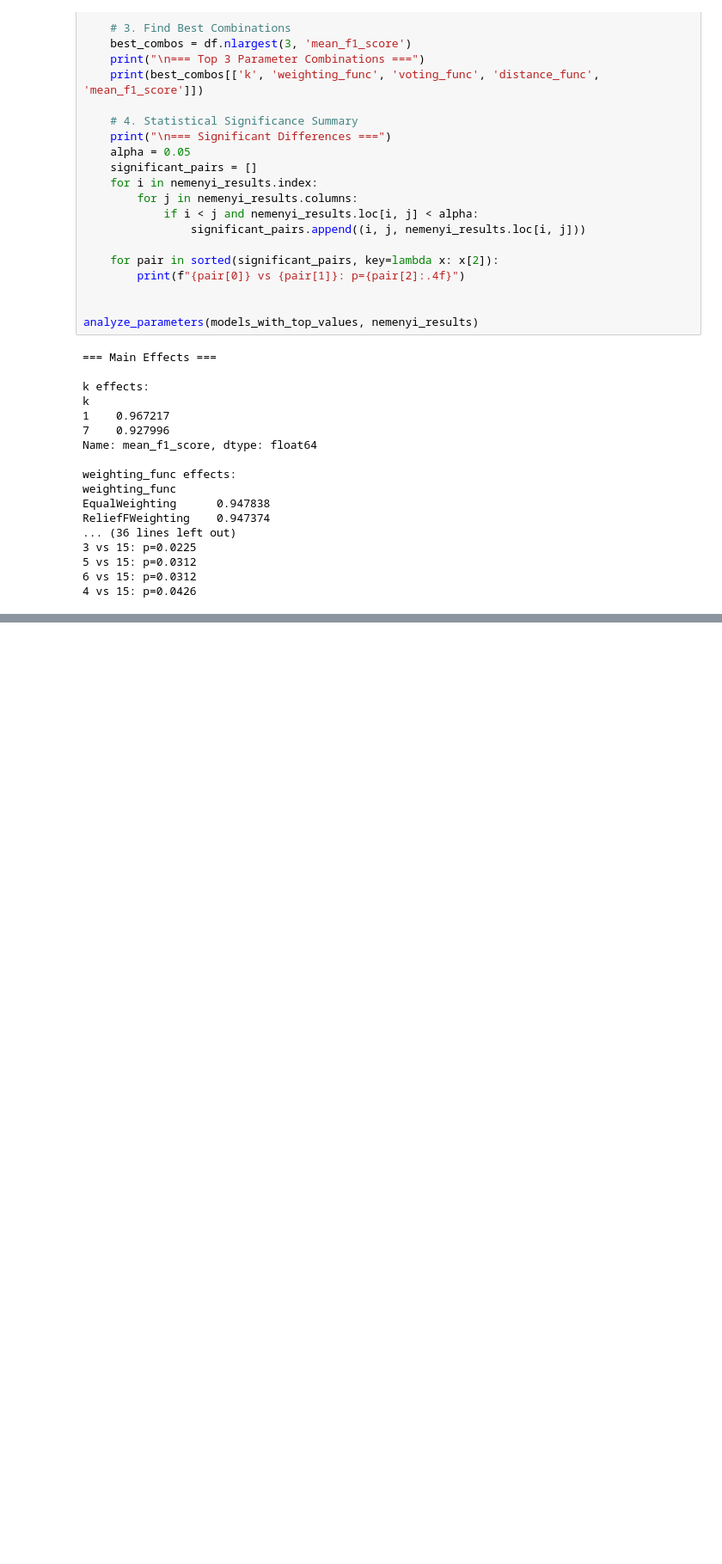
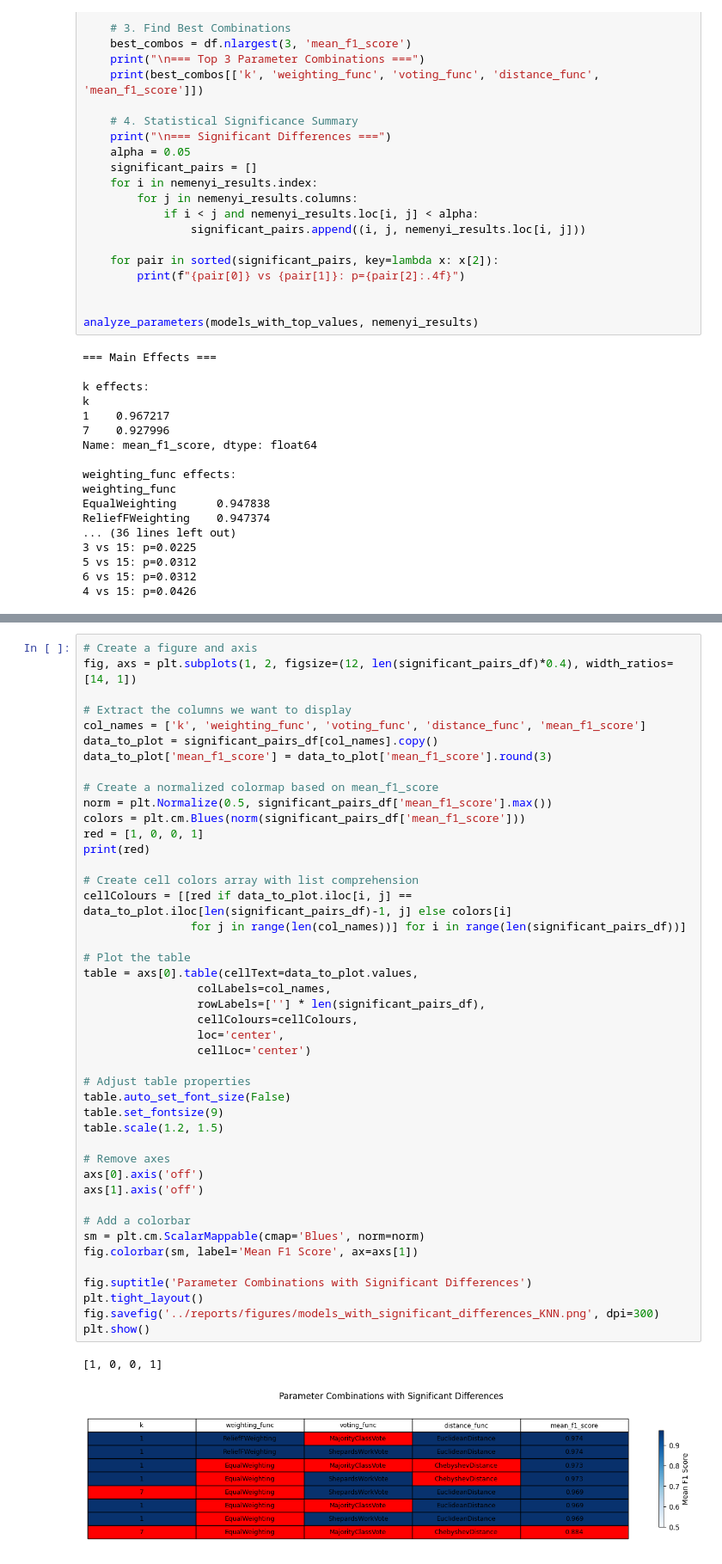
Before and after one commit to ZachParent/mai-intro-to-machine-learning, a Jupyter notebook: work2/notebooks/1.3-ZachParent-try-statistical-analysis.ipynb, the cells around one changed output, grey strips where cells are left out. Shown at 86% size. Saved outputs shown, nothing was run; the diff lists cells and outputs as text; blank space fills up the shorter version.

Commit message:
add models_with_significant_differences_KNN.png

```diff
--- a/work2/notebooks/1.3-ZachParent-try-statistical-analysis.ipynb
+++ b/work2/notebooks/1.3-ZachParent-try-statistical-analysis.ipynb
@@ -361,3 +361,50 @@ significant_pairs_df
 | 5 | 1 | EuclideanDistance | MajorityClassVote | EqualWeighting | 0.769231 | 1.000000 | 1.000000 | 1.00 | 0.923077 | ... |
 | 6 | 1 | EuclideanDistance | ShepardsWorkVote | EqualWeighting | 0.769231 | 1.000000 | 1.000000 | 1.00 | 0.923077 | ... |
 | 15 | 7 | ChebyshevDistance | MajorityClassVote | EqualWeighting | 0.866667 | 0.903226 | 0.896552 | 0.88 | 0.896552 | ... |
+# %%
+# Create a figure and axis
+fig, axs = plt.subplots(1, 2, figsize=(12, len(significant_pairs_df)*0.4), width_ratios=[14, 1])
+
+# Extract the columns we want to display
+col_names = ['k', 'weighting_func', 'voting_func', 'distance_func', 'mean_f1_score']
+data_to_plot = significant_pairs_df[col_names].copy()
+data_to_plot['mean_f1_score'] = data_to_plot['mean_f1_score'].round(3)
+
+# Create a normalized colormap based on mean_f1_score
+norm = plt.Normalize(0.5, significant_pairs_df['mean_f1_score'].max())
+colors = plt.cm.Blues(norm(significant_pairs_df['mean_f1_score']))
+red = [1, 0, 0, 1]
+print(red)
+
+# Create cell colors array with list comprehension
+cellColours = [[red if data_to_plot.iloc[i, j] == data_to_plot.iloc[len(significant_pairs_df)-1, j] else colors[i]
+                for j in range(len(col_names))] for i in range(len(significant_pairs_df))]
+
+# Plot the table
+table = axs[0].table(cellText=data_to_plot.values,
+                 colLabels=col_names,
+                 rowLabels=[''] * len(significant_pairs_df),
+                 cellColours=cellColours,
+                 loc='center',
+                 cellLoc='center')
+
+# Adjust table properties
+table.auto_set_font_size(False)
+table.set_fontsize(9)
+table.scale(1.2, 1.5)
+
+# Remove axes
+axs[0].axis('off')
+axs[1].axis('off')
+
+# Add a colorbar
+sm = plt.cm.ScalarMappable(cmap='Blues', norm=norm)
+fig.colorbar(sm, label='Mean F1 Score', ax=axs[1])
+
+fig.suptitle('Parameter Combinations with Significant Differences')
+plt.tight_layout()
+fig.savefig('../reports/figures/models_with_significant_differences_KNN.png', dpi=300)
+plt.show()
+# %% [output]
+[1, 0, 0, 1]
+[figure, added]
```
Also changed, not shown: 1 other file.
